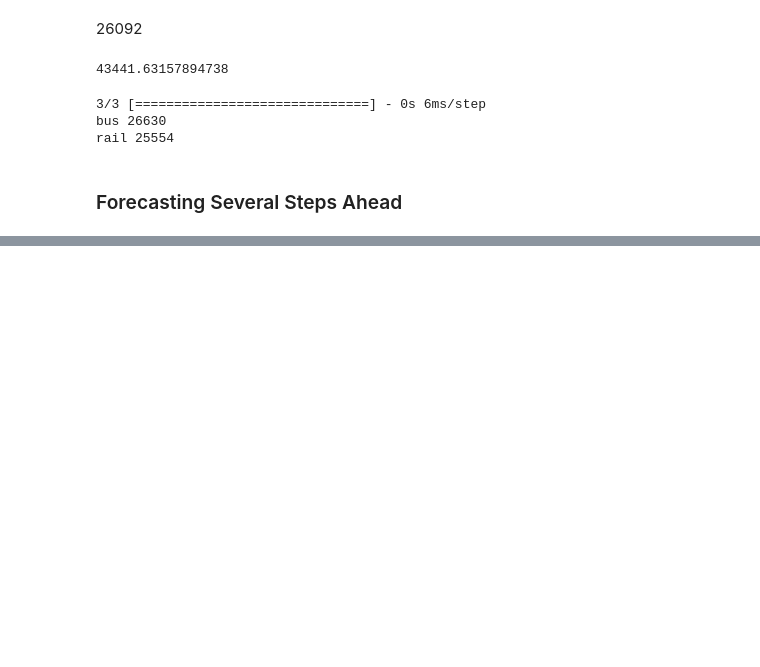
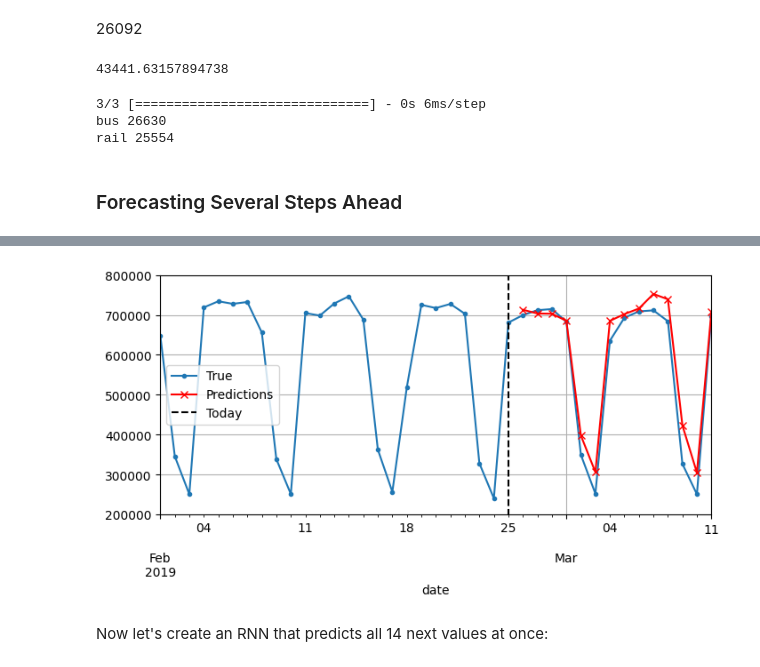
Before and after one commit to planning018/handson-ml-practise, a Jupyter notebook: 15-processing-sequences-using-rnns/02_deep_rnns.ipynb, the cells around one changed output, grey strips where cells are left out. Drawn from its saved outputs; the diff is of its cells as text; code cells hidden in the pictures; blank space fills up the shorter version.

```diff
--- a/15-processing-sequences-using-rnns/02_deep_rnns.ipynb
+++ b/15-processing-sequences-using-rnns/02_deep_rnns.ipynb
@@ -264,3 +264,11 @@ bus 26630
 rail 25554
 # %% [markdown]
 ### Forecasting Several Steps Ahead
+# %%
+import numpy as np
+import matplotlib.pyplot as plt
+
+X = rail_valid.to_numpy()[np.newaxis, :seq_length, np.newaxis]
+for step_ahead in range(14):
+    y_pred_one = univar_model.predict(X)
+    X = np.concatenate([X, y_pred_one.reshape(1, 1, 1)], axis=1)
@@ -266,0 +290,15 @@ rail 25554
+# %%
+# The forecasts start on 2019-02-26, as it is the 57th day of 2019, and they end on 2019-03-31. That's 14 days in total.
+Y_pred = pd.Series(X[0, -14:, 0], index=pd.date_range("2019-02-26", "2019-03-11"))
+
+fig, ax = plt.subplots(figsize=(8, 3.5))
+(rail_valid * 1e6)["2019-02-01":"2019-03-11"].plot(label="True", marker=".", ax=ax)
+(Y_pred * 1e6).plot(label="Predictions", grid=True, marker="x", color="r", ax=ax)
+ax.vlines("2019-02-25", 0, 1e6, color="k", linestyle="--", label="Today")
+ax.set_ylim([200_000, 800_000])
+plt.legend(loc="center left")
+plt.show()
+# %% [output]
+[figure, added]
+# %% [markdown]
+Now let's create an RNN that predicts all 14 next values at once:
```
Also changed, not shown: parts of 13 cells of this notebook.
